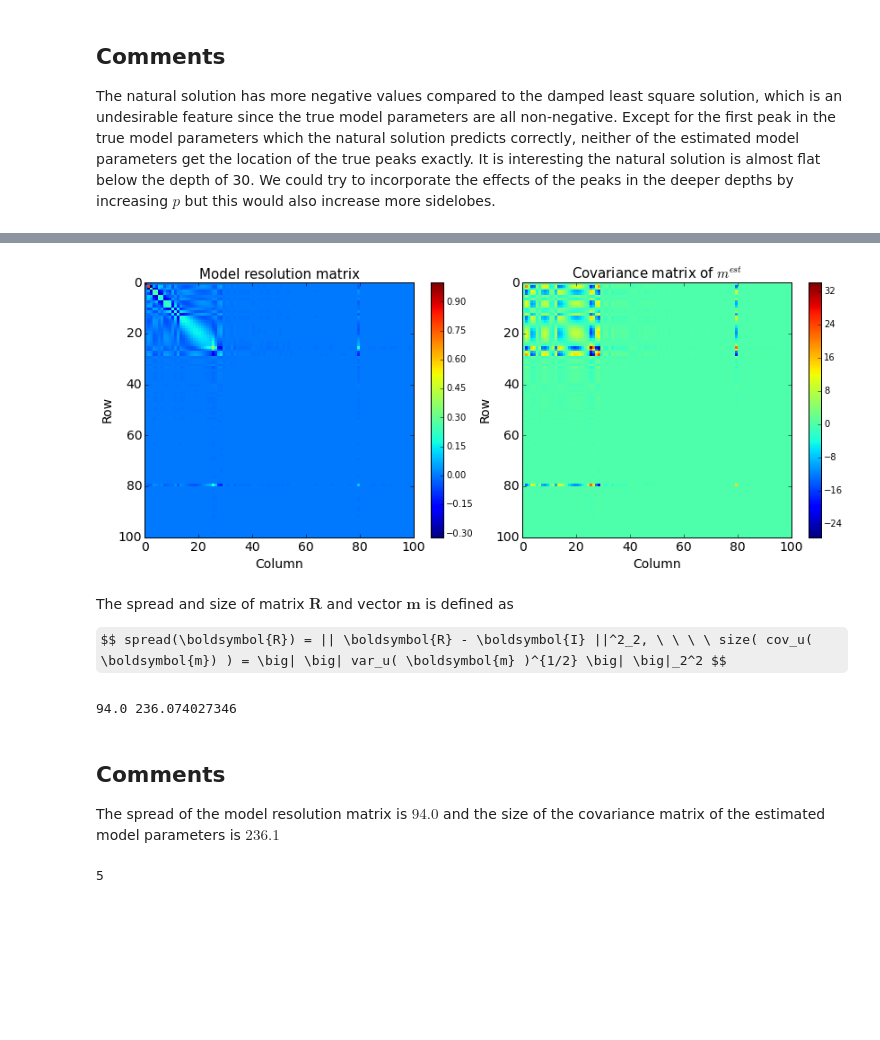
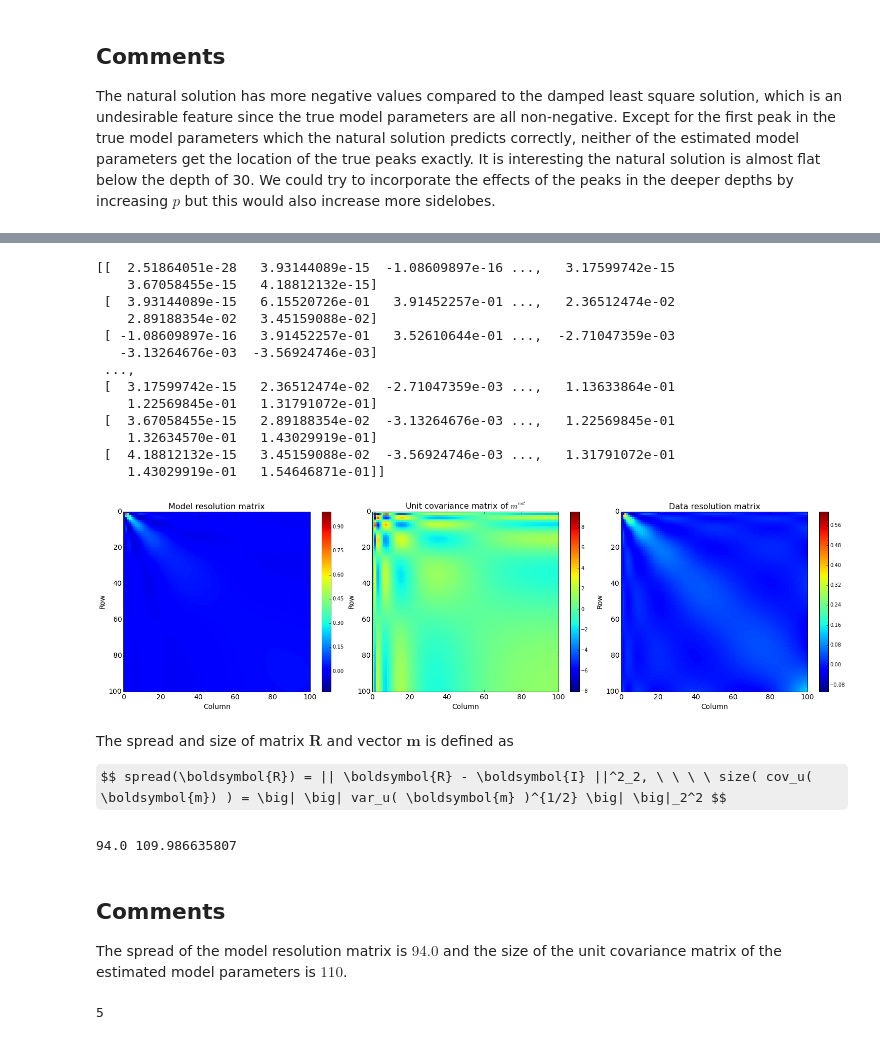
Before and after one commit to roxyboy/Geophysical-Inverse-Theory, a Jupyter notebook: GIT_HW/05GIT_HW.ipynb, the cells around one changed output, grey strips where cells are left out. Cells and saved outputs as stored; diff of their text form; code cells hidden in the pictures; some formulas as TeX source; blank space fills up the shorter version.

```diff
--- a/GIT_HW/05GIT_HW.ipynb
+++ b/GIT_HW/05GIT_HW.ipynb
@@ -19,14 +19,14 @@ mtrue[19] = 1.
 mtrue[49] = 1.
 mtrue[89] = 1.
 # %%
-N = 80
+N = M
 cmin = 0.
 cmax = 1e-1
 Dc = (cmax - cmin)
 c = cmin + Dc*np.arange(N)
 G = c[:, np.newaxis] * np.exp( - c[:, np.newaxis]*z)
 
-sd = 1e-3
+sd = 1e-2
 dtrue = np.dot(G, mtrue)
-dobs = dtrue + np.random.normal( 0., sd , N )   # Noise: normal distribution with zero mean and 0.001 standard deviation
+dobs = dtrue + np.random.normal( 0., sd , N )   # Noise: normal distribution with zero mean and 0.01 standard deviation
 # %%
@@ -91,7 +102,8 @@ $$\boldsymbol{m}^{est} = \boldsymbol{V}_P \boldsymbol{\Lambda}_P^{-1} \boldsymbo
 # %%
 p = 7
 Up = U[:, :p].copy()
-Vp = V[:, :p].copy()
+Vp = V.T[:, :p].copy()
 Lp = L[:p].copy()
-Lambdap1 = 1./Lp * np.identity(p)
+# Lambdap1 = 1./Lp
+# print Lambdap1.shape
 # %%
@@ -138,4 +156,8 @@ print Up.shape, Vp.shape, Lp.shape
 # %%
+Lambdap1 = Lp * np.identity(p)
+print Lambdap1
+
 R = np.dot(Vp, Vp.T)
-Gg = np.dot( np.dot( Vp, Lambdap1 ), Up.T )
+DatRes = np.dot(Up, Up.T)
+Gg = np.dot( np.dot( Vp, lin.inv(Lambdap1) ), Up.T )
 cov_m = np.dot( Gg, Gg.T )
@@ -142,32 +179,59 @@ cov_m = np.dot( Gg, Gg.T )
+# %%
+print DatRes
+# %% [output]
+[[  2.51864051e-28   3.93144089e-15  -1.08609897e-16 ...,   3.17599742e-15
+    3.67058455e-15   4.18812132e-15]
+ [  3.93144089e-15   6.15520726e-01   3.91452257e-01 ...,   2.36512474e-02
+    2.89188354e-02   3.45159088e-02]
+ [ -1.08609897e-16   3.91452257e-01   3.52610644e-01 ...,  -2.71047359e-03
+   -3.13264676e-03  -3.56924746e-03]
+ ...,
+ [  3.17599742e-15   2.36512474e-02  -2.71047359e-03 ...,   1.13633864e-01
+    1.22569845e-01   1.31791072e-01]
+ [  3.67058455e-15   2.89188354e-02  -3.13264676e-03 ...,   1.22569845e-01
+    1.32634570e-01   1.43029919e-01]
+ [  4.18812132e-15   3.45159088e-02  -3.56924746e-03 ...,   1.31791072e-01
+    1.43029919e-01   1.54646871e-01]]
 # %%
 x = np.arange(101)
 y = x.copy()
 
-fig = plt.figure(figsize=(12,5))
+fig = plt.figure(figsize=(21,6))
 
-ax1 = fig.add_subplot(121)
+ax1 = fig.add_subplot(131)
 ca1 = ax1.pcolormesh(x, y, R)
 cbar = fig.colorbar(ca1)
-ax1.set_title(r'Model resolution matrix', fontsize=15)
+ax1.set_title(r'Model resolution matrix', fontsize=16)
 ax1.set_xlabel(r'Column', fontsize=14)
 ax1.set_ylabel(r'Row', fontsize=14)
 plt.xticks(fontsize=14)
 plt.yticks(fontsize=14)
 plt.gca().invert_yaxis()
 plt.tight_layout()
 
-ax2 = fig.add_subplot(122)
+ax2 = fig.add_subplot(132)
 ca2 = ax2.pcolormesh(x, y, cov_m)
 cbar = fig.colorbar(ca2)
-ax2.set_title(r'Covariance matrix of $m^{est}$', fontsize=15)
+ax2.set_title(r'Unit covariance matrix of $m^{est}$', fontsize=16)
 ax2.set_xlabel(r'Column', fontsize=14)
 ax2.set_ylabel(r'Row', fontsize=14)
 plt.xticks(fontsize=14)
 plt.yticks(fontsize=14)
 plt.gca().invert_yaxis()
 plt.tight_layout()
+
+ax3 = fig.add_subplot(133)
+ca3 = ax3.pcolormesh(x, y, DatRes)
+cbar = fig.colorbar(ca3)
+ax3.set_title(r'Data resolution matrix', fontsize=16)
+ax3.set_xlabel(r'Column', fontsize=14)
+ax3.set_ylabel(r'Row', fontsize=14)
+plt.xticks(fontsize=14)
+plt.yticks(fontsize=14)
+plt.gca().invert_yaxis()
+plt.tight_layout()
 # %% [output]
-[figure, old version]
+[figure, new version]
 # %% [markdown]
 The spread and size of matrix $\boldsymbol{R}$ and vector $\boldsymbol{m}$ is defined as
 
@@ -178,11 +242,11 @@ szm = ( np.diagonal(cov_m) ).sum()
 
 print spR, szm
 # %% [output]
-94.0 236.074027346
+94.0 109.986635807
 # %% [markdown]
 ## Comments
 
-The spread of the model resolution matrix is $94.0$ and the size of the covariance matrix of the estimated model parameters is $236.1$
+The spread of the model resolution matrix is $94.0$ and the size of the unit covariance matrix of the estimated model parameters is $110$.
 # %%
 for p in range(N, -1, -1):
 
```
Also changed, not shown: parts of 18 cells of this notebook.
